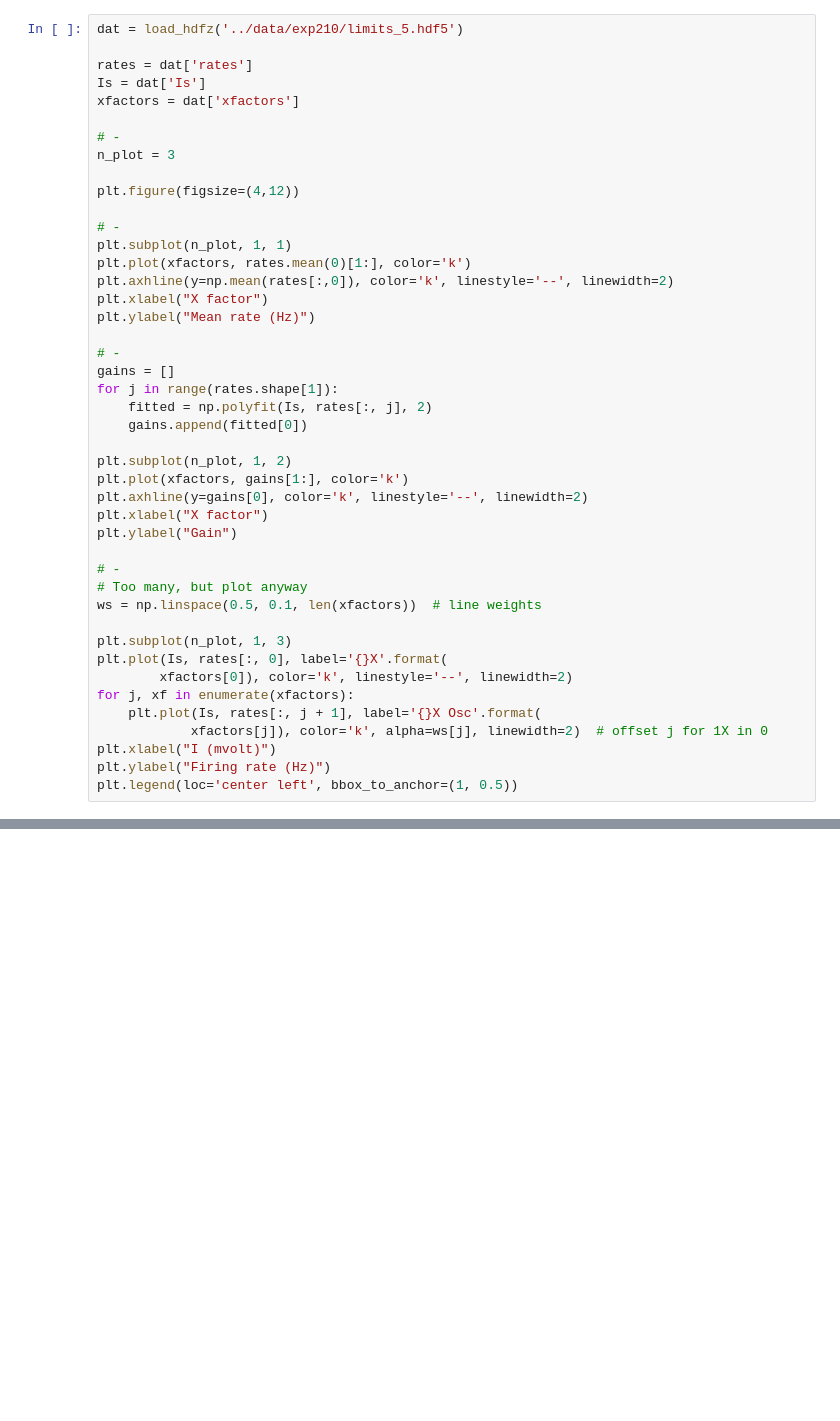
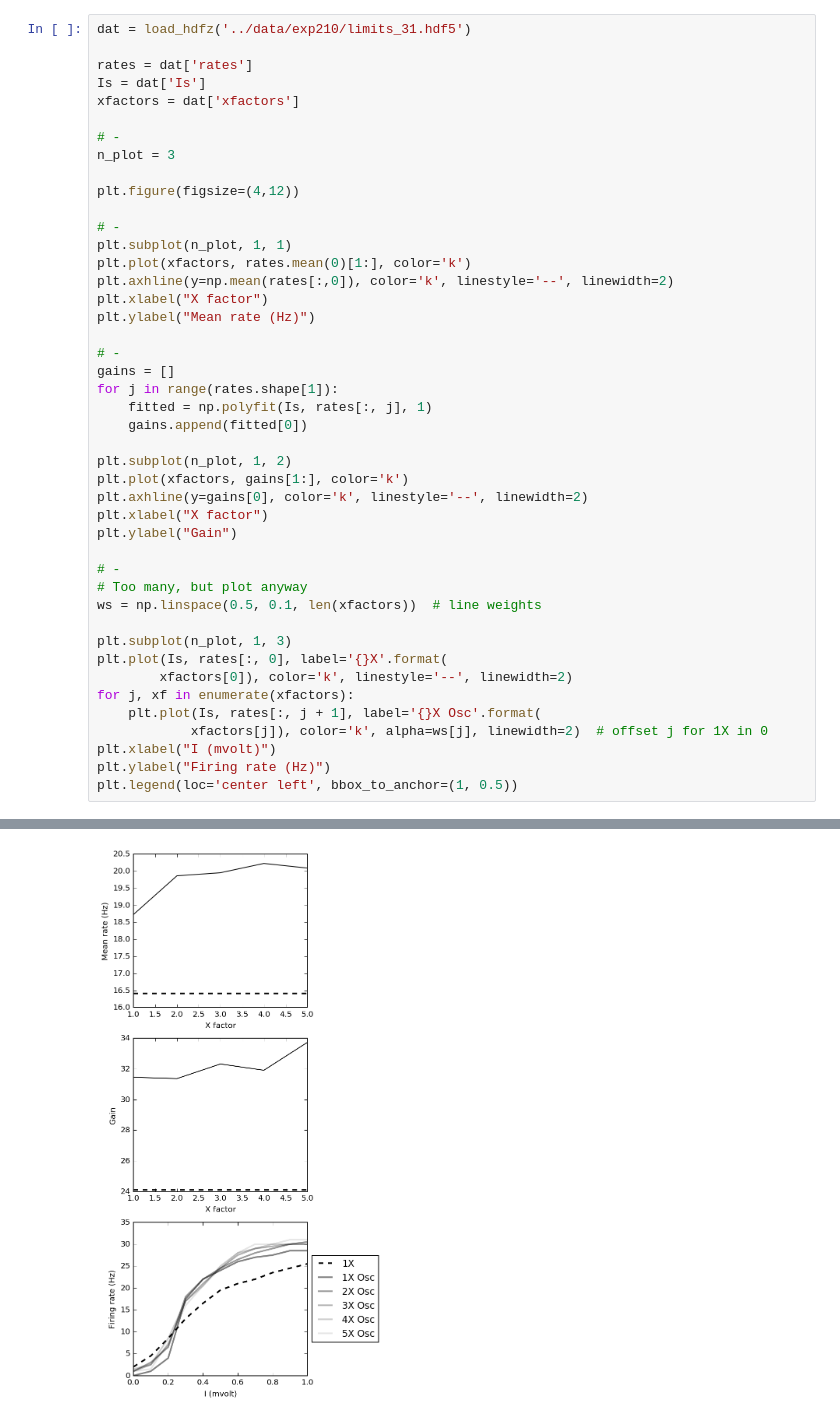
Before and after one commit to voytekresearch/pacological, a Jupyter notebook: ipynb/fitz.ipynb, the cells around one changed output, grey strips where cells are left out. Saved outputs shown, nothing was run; the diff lists cells and outputs as text; blank space fills up the shorter version.

```diff
--- a/ipynb/fitz.ipynb
+++ b/ipynb/fitz.ipynb
@@ -63,5 +147,5 @@ plt.ylabel('Net g (g_e - g_i)')
 # %%
-dat = load_hdfz('../data/exp210/limits_5.hdf5')
+dat = load_hdfz('../data/exp210/limits_31.hdf5')
 
 rates = dat['rates']
 Is = dat['Is']
@@ -82,7 +166,7 @@ plt.ylabel("Mean rate (Hz)")
 # -
 gains = []
 for j in range(rates.shape[1]):
-    fitted = np.polyfit(Is, rates[:, j], 2)
+    fitted = np.polyfit(Is, rates[:, j], 1)
     gains.append(fitted[0])
 
 plt.subplot(n_plot, 1, 2)
@@ -104,3 +188,4 @@ for j, xf in enumerate(xfactors):
 plt.xlabel("I (mvolt)")
 plt.ylabel("Firing rate (Hz)")
 plt.legend(loc='center left', bbox_to_anchor=(1, 0.5))
+# %% [output]
@@ -107,3 +193,4 @@ plt.legend(loc='center left', bbox_to_anchor=(1, 0.5))
+[figure, added]
 # %%
 freqs = range(1, 60, 2)
 xfactors = np.arange(1, 6, 1)
```
Also changed, not shown: parts of 14 cells of this notebook, 13 other files.
